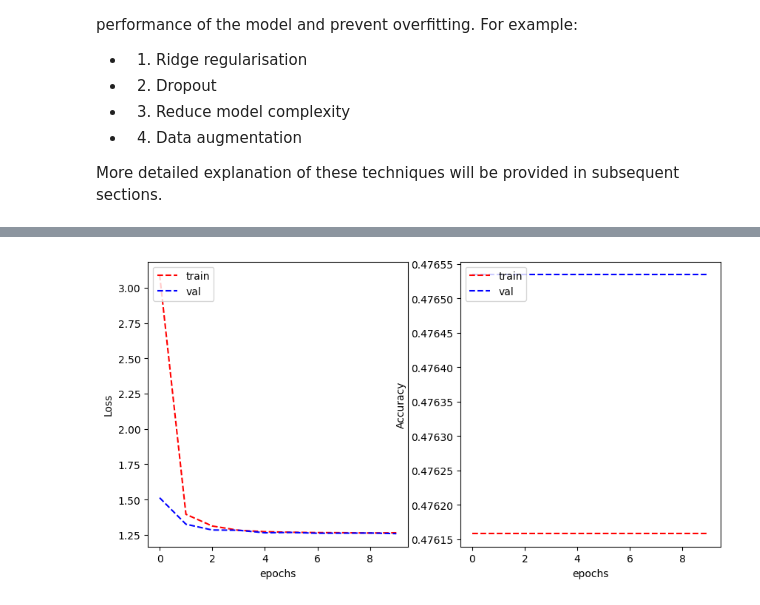
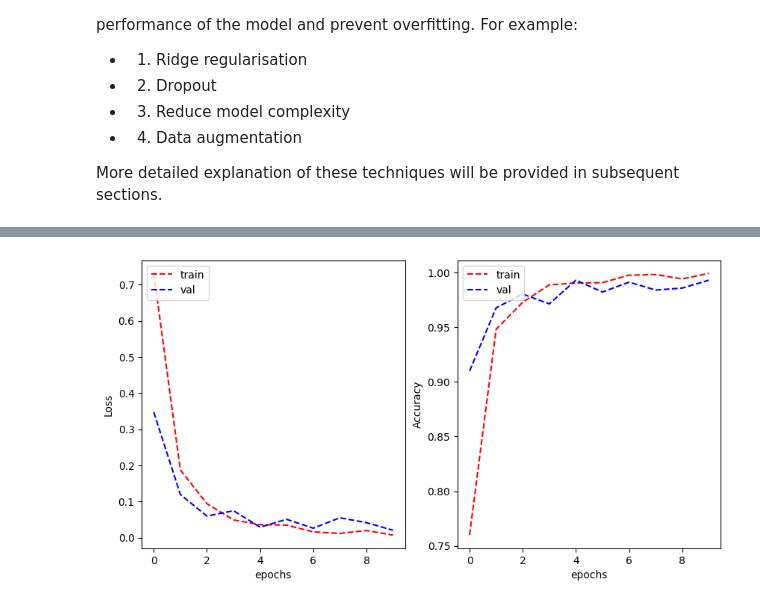
Before and after one commit to afrahhassan/afrahhassan, a Jupyter notebook: assignment2.ipynb, the cells around one changed output, grey strips where cells are left out. Saved outputs shown, nothing was run; the diff lists cells and outputs as text; code cells hidden in the pictures.

```diff
--- a/assignment2.ipynb
+++ b/assignment2.ipynb
@@ -1139,0 +1461,32 @@ model_VGG2_shape_tuning.compile(optimizer='adam', loss=tf.keras.losses.Categoric
+# %%
+from keras.models import Sequential
+from keras.layers import Conv2D, MaxPooling2D, Flatten, Dense
+from keras.preprocessing.image import ImageDataGenerator
+
+
+# Initialize the model
+model_cnn2_shape = Sequential()
+model_cnn2_shape.add(Conv2D(32, kernel_size=(3, 3), activation='relu', input_shape=INPUT_DIM))
+model_cnn2_shape.add(MaxPooling2D(pool_size=(2, 2)))
+model_cnn2_shape.add(Conv2D(64, kernel_size=(3, 3), activation='relu'))
+model_cnn2_shape.add(MaxPooling2D(pool_size=(2, 2)))
+model_cnn2_shape.add(Flatten())
+model_cnn2_shape.add(Dense(128, activation='relu'))
+model_cnn2_shape.add(Dense(OUTPUT_CLASSES_SHAPE, activation='softmax'))
+
+# Compile the model
+model_cnn2_shape.compile(loss='categorical_crossentropy', optimizer='adam', metrics=['categorical_accuracy',f1])
+
+# Configure data augmentation
+data_generator = ImageDataGenerator(
+    rotation_range=20,         # Random rotations between 0 and 20 degrees
+    width_shift_range=0.2,     # Random horizontal shifts up to 20% of the image width
+    height_shift_range=0.2,    # Random vertical shifts up to 20% of the image height
+    shear_range=0.15,          # Shear transformations
+    zoom_range=0.2,            # Random zooming up to 20%
+    horizontal_flip=True,      # Random horizontal flipping
+    fill_mode='nearest'        # Strategy to fill newly created pixels
+)
+
+# Print the model summary
+model_cnn2_shape.summary()
@@ -1140,5 +1511,5 @@ model_VGG2_shape_tuning.compile(optimizer='adam', loss=tf.keras.losses.Categoric
 # %%
-# fit and train the model
-history_VGG2_shape_tuning = model_VGG2_shape_tuning.fit(train_generator_shape, validation_data = validation_generator_shape, epochs=10, verbose=1)
+
+history_cnn2_shape = model_cnn2_shape.fit(train_generator_shape, validation_data = validation_generator_shape, epochs=10, verbose=1)
 # %% [output]
 Epoch 1/10
@@ -1252,8 +1535,8 @@ Epoch 10/10
 # %%
-plot_learning_curve(history_VGG2_shape.history['loss'], history_VGG2_shape.history['val_loss'],
-                    history_VGG2_shape.history['accuracy'], history_VGG2_shape.history['val_accuracy'],
+plot_learning_curve(history_cnn2_shape.history['loss'],  history_cnn2_shape.history['val_loss'],
+                    history_cnn2_shape.history['categorical_accuracy'], history_cnn2_shape.history['val_categorical_accuracy'],
                     metric_name='Accuracy')
 # %% [output]
-[figure, old version]
+[figure, new version]
 # %%
 # Evaluate the model on the training data
```
Also changed, not shown: parts of 82 cells of this notebook.
